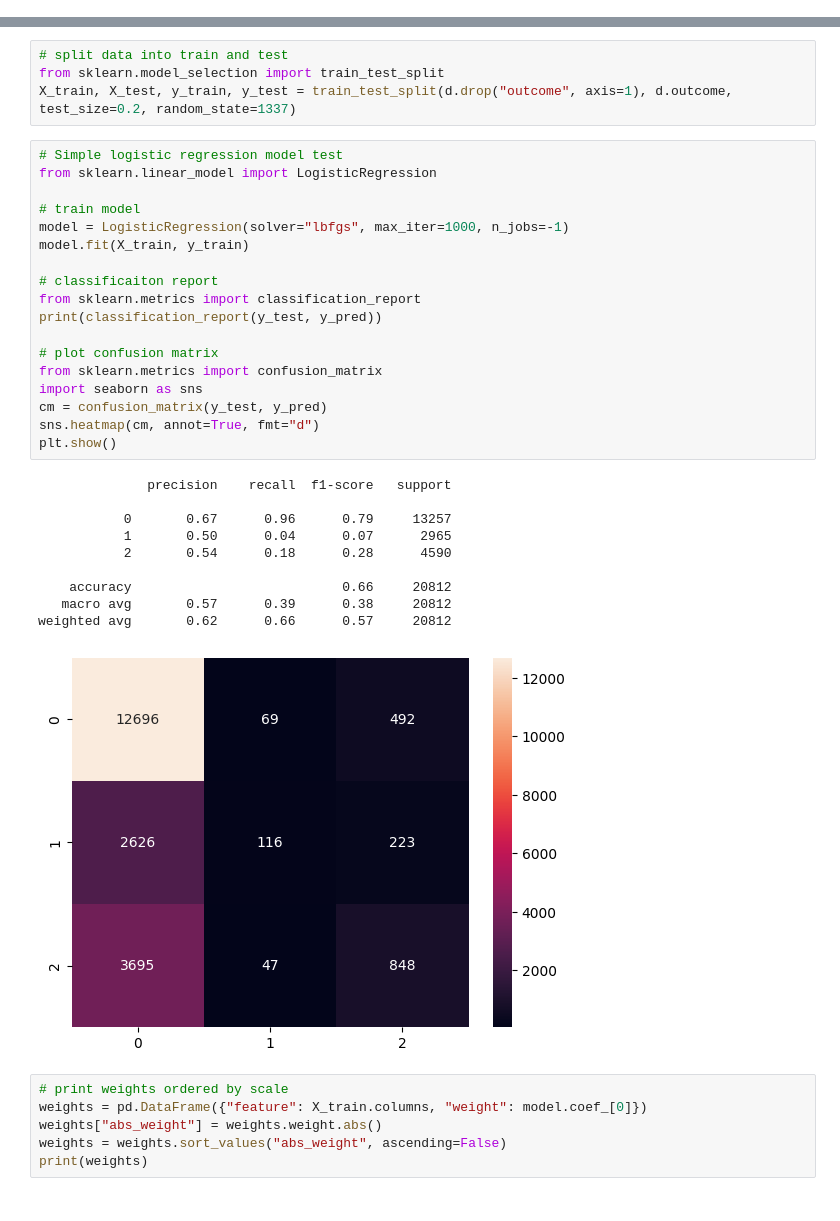
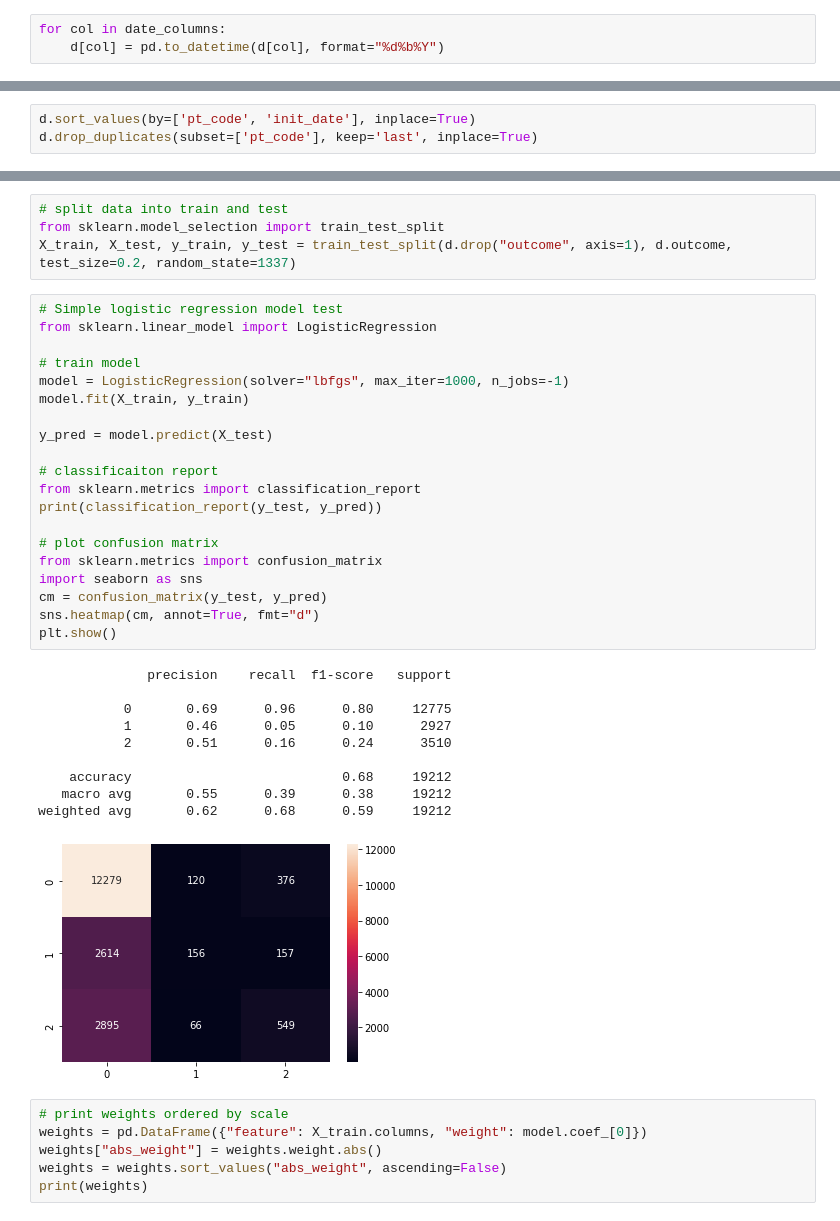
Before and after one commit to wansgar/edan70-project, a Jupyter notebook: column_categorization.ipynb, the cells around one changed output, grey strips where cells are left out. Drawn from its saved outputs; the diff is of its cells as text.

Commit message:
Removal of duplicate patient entries

```diff
--- a/column_categorization.ipynb
+++ b/column_categorization.ipynb
@@ -277,3 +279,6 @@ That's all the categorization done.
+# %%
+for col in date_columns:
+    d[col] = pd.to_datetime(d[col], format="%d%b%Y")
 # %% [markdown]
 # Removal of unwanted data
 # %% [markdown]
@@ -293,3 +325,6 @@ This will become an error in seaborn v0.14.0; please update your code.
+# %%
+d.sort_values(by=['pt_code', 'init_date'], inplace=True)
+d.drop_duplicates(subset=['pt_code'], keep='last', inplace=True)
 # %% [markdown]
 # Removal of outliers
 # %% [markdown]
@@ -430,32 +464,34 @@ X_train, X_test, y_train, y_test = train_test_split(d.drop("outcome", axis=1), d
 # %%
 # Simple logistic regression model test
 from sklearn.linear_model import LogisticRegression
 
 # train model
 model = LogisticRegression(solver="lbfgs", max_iter=1000, n_jobs=-1)
 model.fit(X_train, y_train)
+
+y_pred = model.predict(X_test)
 
 # classificaiton report
 from sklearn.metrics import classification_report
 print(classification_report(y_test, y_pred))
 
 # plot confusion matrix
 from sklearn.metrics import confusion_matrix
 import seaborn as sns
 cm = confusion_matrix(y_test, y_pred)
 sns.heatmap(cm, annot=True, fmt="d")
 plt.show()
 # %% [output]
               precision    recall  f1-score   support
 
-           0       0.67      0.96      0.79     13257
-           1       0.50      0.04      0.07      2965
-           2       0.54      0.18      0.28      4590
+           0       0.69      0.96      0.80     12775
+           1       0.46      0.05      0.10      2927
+           2       0.51      0.16      0.24      3510
 
-    accuracy                           0.66     20812
-   macro avg       0.57      0.39      0.38     20812
-weighted avg       0.62      0.66      0.57     20812
+    accuracy                           0.68     19212
+   macro avg       0.55      0.39      0.38     19212
+weighted avg       0.62      0.68      0.59     19212
-[figure, old version]
+[figure, new version]
 # %%
 # print weights ordered by scale
 weights = pd.DataFrame({"feature": X_train.columns, "weight": model.coef_[0]})
```
Also changed, not shown: parts of 14 cells of this notebook.
